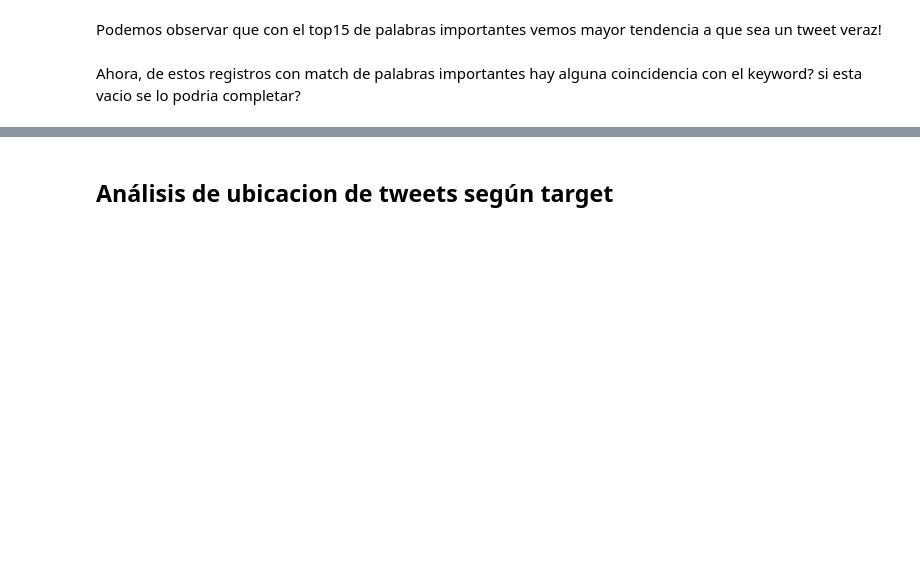
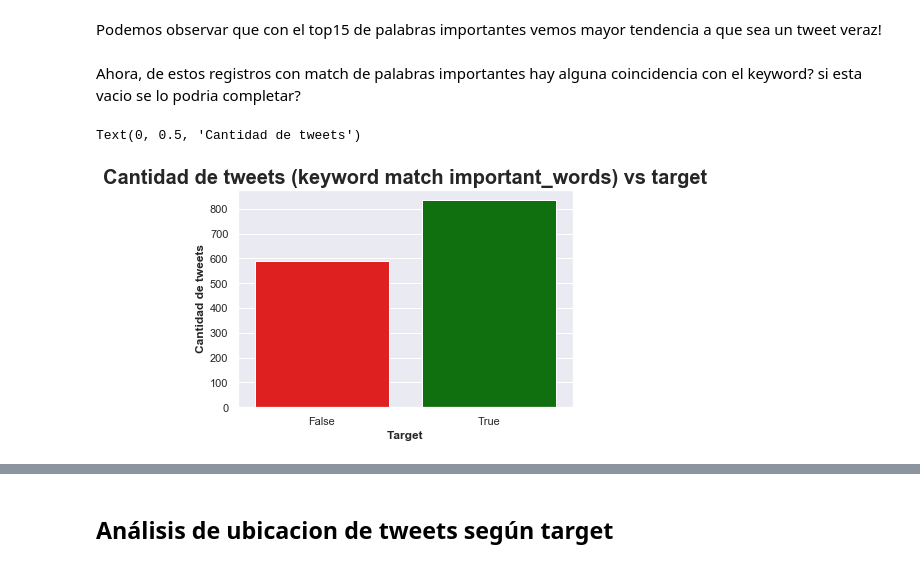
Before and after one commit to alepenaa94/TP1_Real_or_Not, a Jupyter notebook: TP1_Real_or_Not.ipynb, the cells around one changed output, grey strips where cells are left out. Drawn from its saved outputs; the diff is of its cells as text; code cells hidden in the pictures; blank space fills up the shorter version.

```diff
--- a/TP1_Real_or_Not.ipynb
+++ b/TP1_Real_or_Not.ipynb
@@ -808,3 +831,20 @@ ax.set_ylabel('Cantidad de tweets', fontsize=16, fontweight='bold')
 Podemos observar que con el top15 de palabras importantes vemos mayor tendencia a que sea un tweet veraz!
 # %% [markdown]
 Ahora, de estos registros con match de palabras importantes hay alguna coincidencia con el keyword? si esta vacio se lo podria completar?
+# %%
+def f_aux(keyword):
+    for word in important_words:
+        if word in str(keyword):
+            return True
+    return False
+
+df['important_word_match_keyword'] = df['keyword'].apply(f_aux)
+df_aux = df.loc[df['important_word_match_keyword']==True]
+
+ax = sns.countplot(x= 'target',data = df_aux,palette=['red','green']);
+plt.title('Cantidad de tweets (keyword match important_words) vs target', fontsize=20,weight='bold')
+ax.set_xlabel('Target', fontsize=12, fontweight='bold')
+ax.set_ylabel('Cantidad de tweets', fontsize=12, fontweight='bold')
+# %% [output]
+Text(0, 0.5, 'Cantidad de tweets')
+[figure, added]
```
Also changed, not shown: parts of 45 cells of this notebook.
